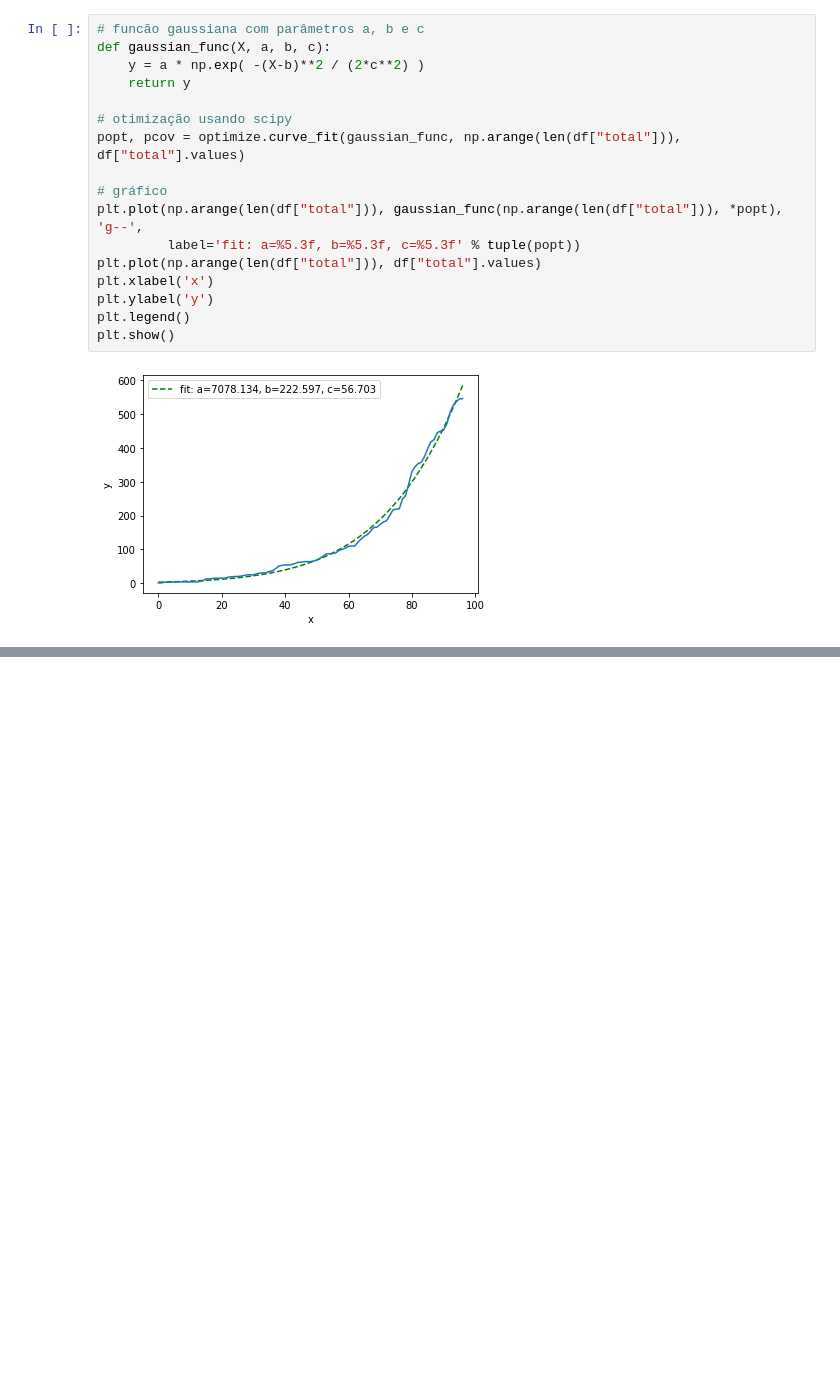
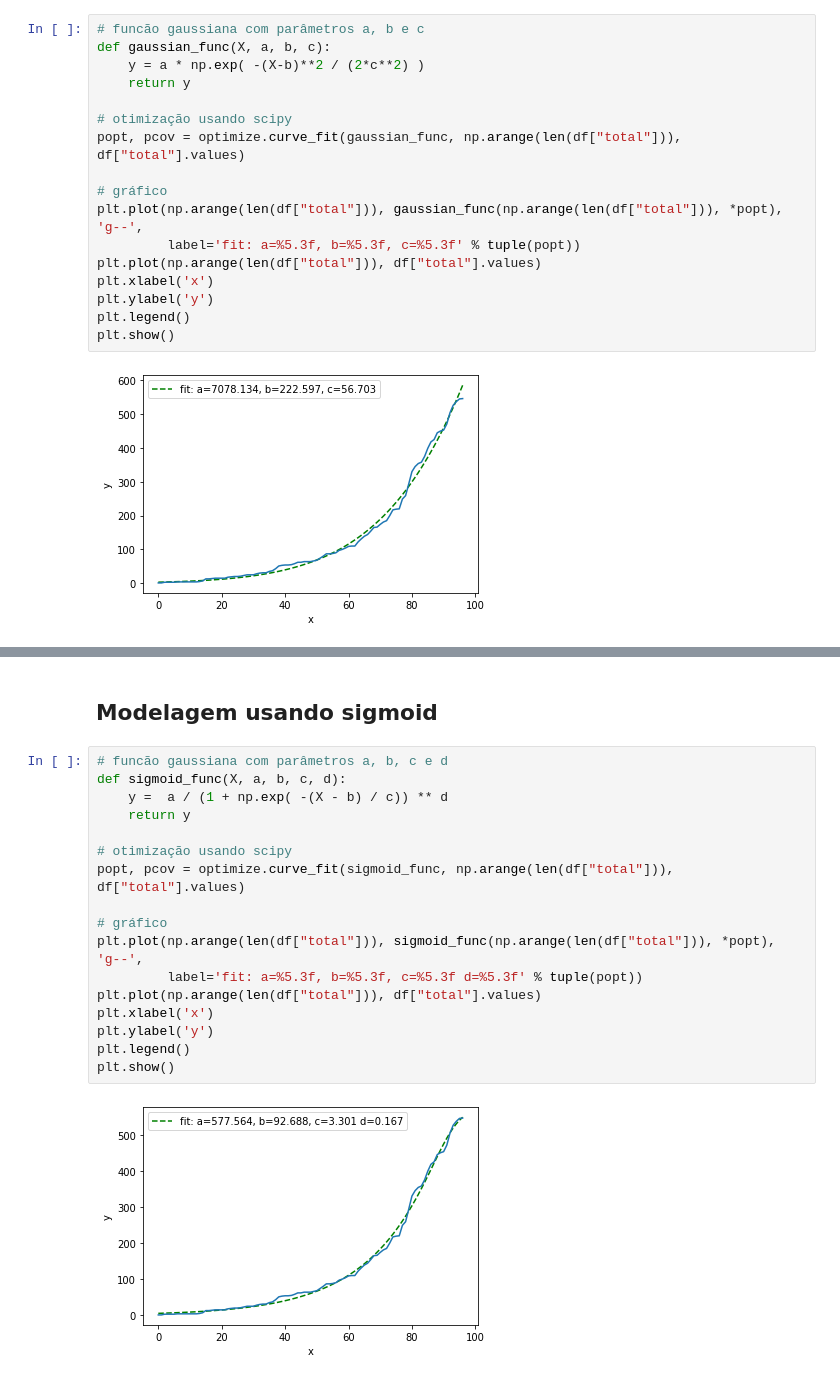
Before and after one commit to leandrocl2005/covid-uberaba-junho-2020, a Jupyter notebook: covid_uberaba_predictions.ipynb, the cells around one changed output, grey strips where cells are left out. Cells and saved outputs as stored; diff of their text form; blank space fills up the shorter version.

Commit message:
add sigmoidexample

```diff
--- a/covid_uberaba_predictions.ipynb
+++ b/covid_uberaba_predictions.ipynb
@@ -139,0 +140,21 @@ Depois de amanhã: 710
+# %% [markdown]
+<h2>Modelagem usando sigmoid</h2>
+# %%
+# funcão gaussiana com parâmetros a, b, c e d
+def sigmoid_func(X, a, b, c, d):
+    y =  a / (1 + np.exp( -(X - b) / c)) ** d
+    return y
+
+# otimização usando scipy
+popt, pcov = optimize.curve_fit(sigmoid_func, np.arange(len(df["total"])), df["total"].values)
+
+# gráfico
+plt.plot(np.arange(len(df["total"])), sigmoid_func(np.arange(len(df["total"])), *popt), 'g--',
+         label='fit: a=%5.3f, b=%5.3f, c=%5.3f d=%5.3f' % tuple(popt))
+plt.plot(np.arange(len(df["total"])), df["total"].values)
+plt.xlabel('x')
+plt.ylabel('y')
+plt.legend()
+plt.show()
+# %% [output]
+[figure, added]
```
Also changed, not shown: parts of 3 cells of this notebook.
